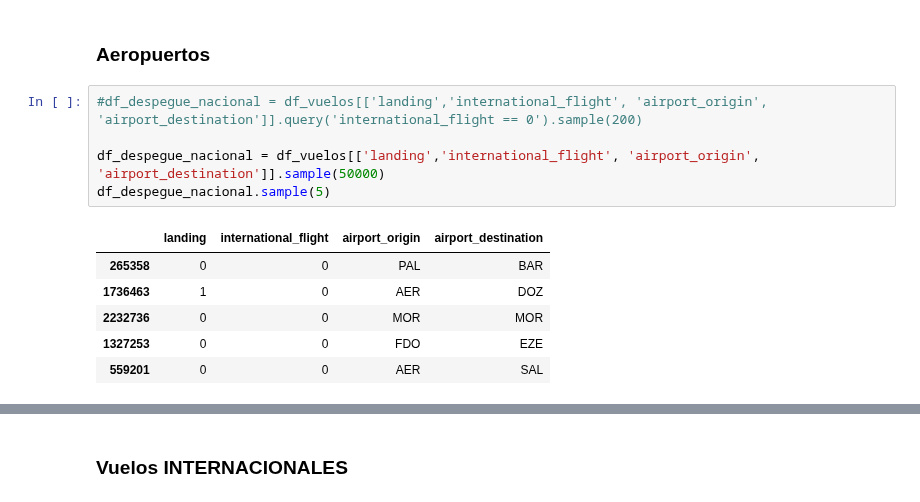
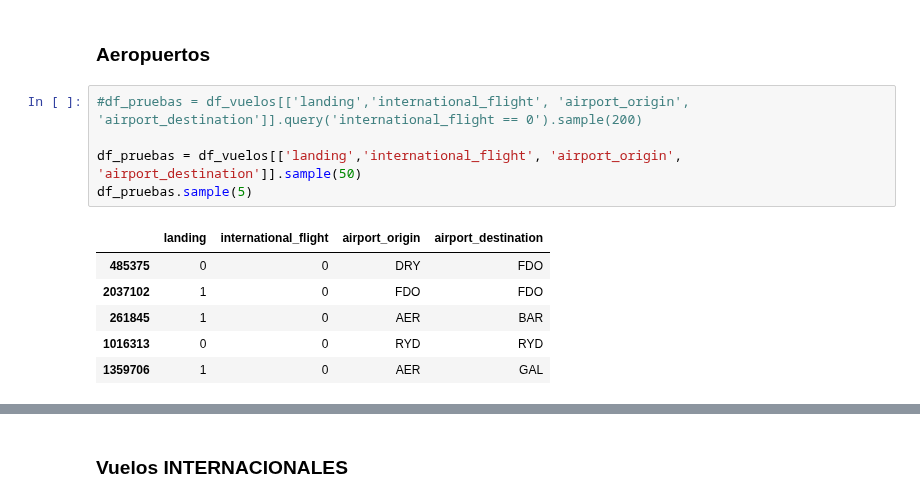
Before and after one commit to omanofx/portfolio, a Jupyter notebook: vuelos_anac/vuelos_anac_arg.ipynb, the cells around one changed output, grey strips where cells are left out. Saved outputs shown, nothing was run; the diff lists cells and outputs as text.

```diff
--- a/vuelos_anac/vuelos_anac_arg.ipynb
+++ b/vuelos_anac/vuelos_anac_arg.ipynb
@@ -960,16 +960,16 @@ df_vuelos.sample(5)
 # %% [markdown]
 ### Aeropuertos
 # %%
-#df_despegue_nacional = df_vuelos[['landing','international_flight', 'airport_origin', 'airport_destination']].query('international_flight == 0').sample(200)
+#df_pruebas = df_vuelos[['landing','international_flight', 'airport_origin', 'airport_destination']].query('international_flight == 0').sample(200)
 
-df_despegue_nacional = df_vuelos[['landing','international_flight', 'airport_origin', 'airport_destination']].sample(50000)
-df_despegue_nacional.sample(5)
+df_pruebas = df_vuelos[['landing','international_flight', 'airport_origin', 'airport_destination']].sample(50)
+df_pruebas.sample(5)
 # %% [output]
 |  | landing | international_flight | airport_origin | airport_destination |
-| 265358 | 0 | 0 | PAL | BAR |
-| 1736463 | 1 | 0 | AER | DOZ |
-| 2232736 | 0 | 0 | MOR | MOR |
-| 1327253 | 0 | 0 | FDO | EZE |
-| 559201 | 0 | 0 | AER | SAL |
+| 485375 | 0 | 0 | DRY | FDO |
+| 2037102 | 1 | 0 | FDO | FDO |
+| 261845 | 1 | 0 | AER | BAR |
+| 1016313 | 0 | 0 | RYD | RYD |
+| 1359706 | 1 | 0 | AER | GAL |
 # %%
 # MUUUUUUYYYYY LENTO!!!!!!!
```
Also changed, not shown: parts of 12 cells of this notebook.
